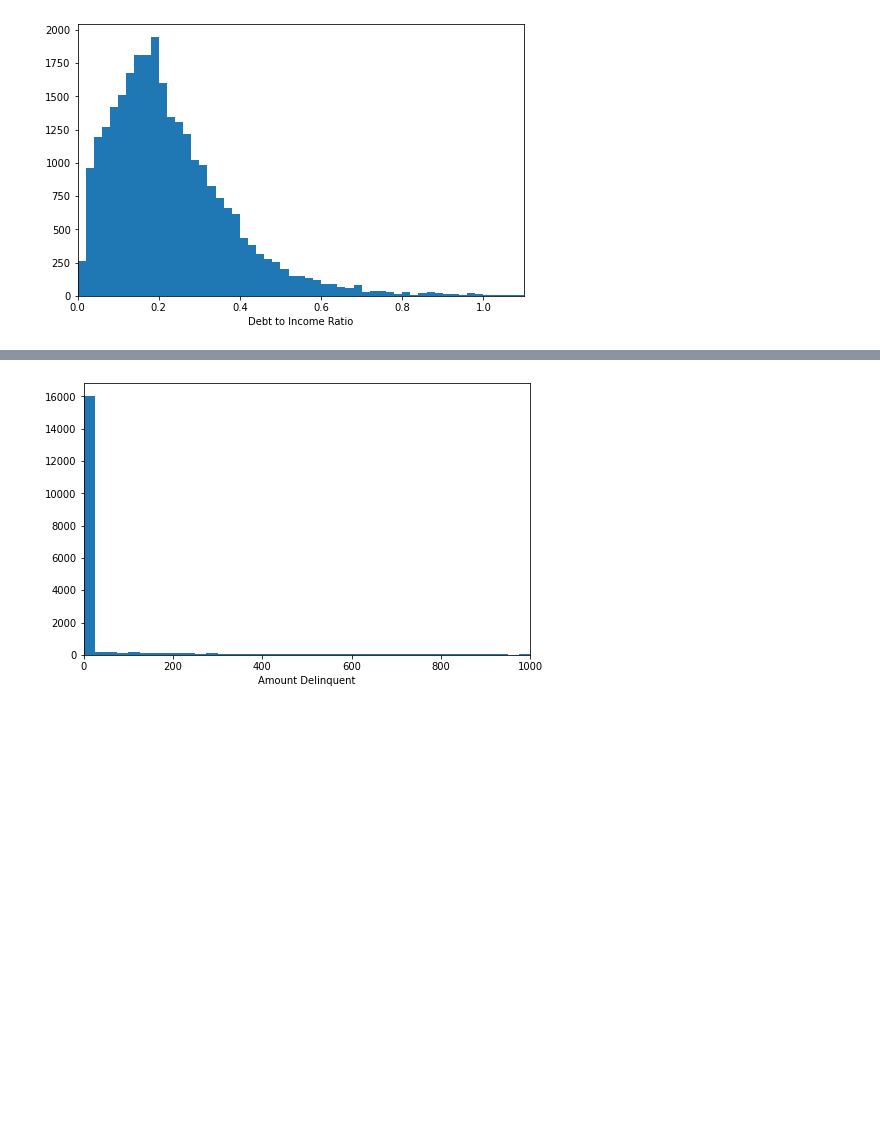
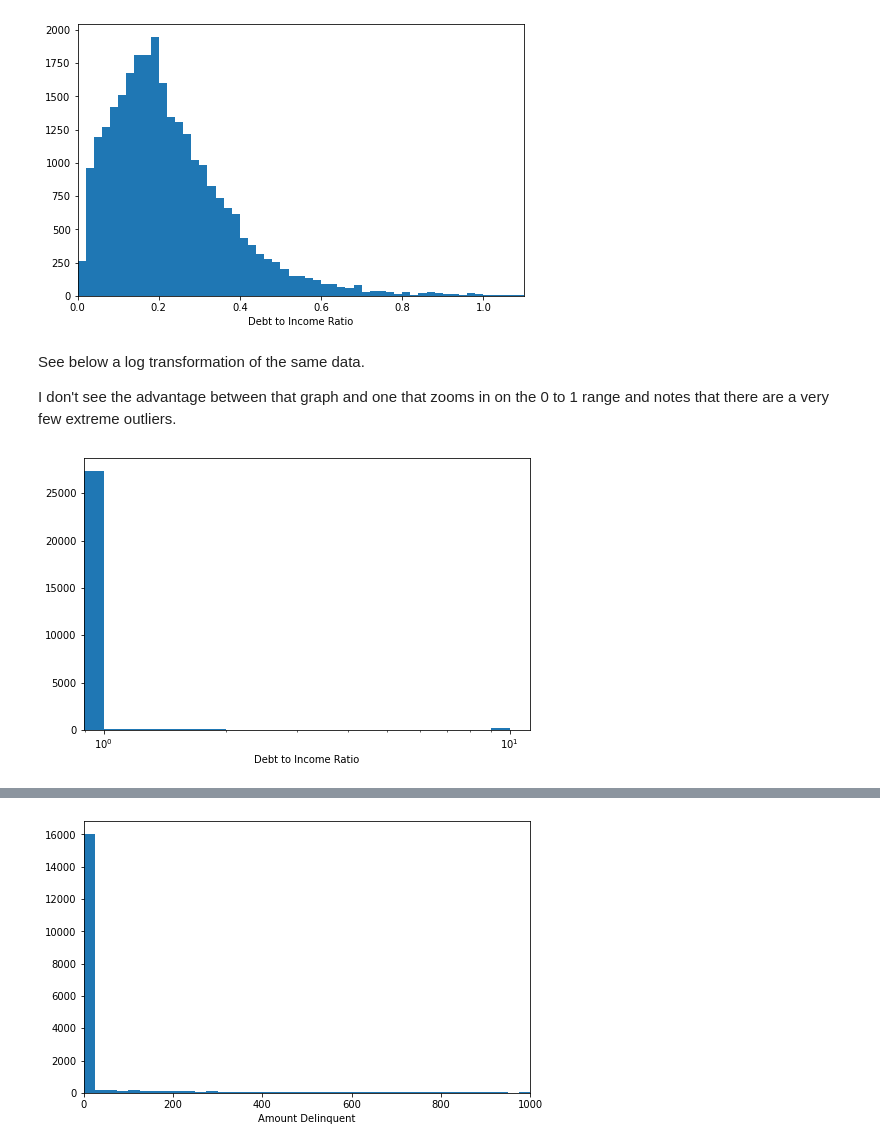
Before and after one commit to werdnamac/prosperloans, a Jupyter notebook: loan_exploration1.ipynb, the cells around one changed output, grey strips where cells are left out. Saved outputs shown, nothing was run; the diff lists cells and outputs as text; code cells hidden in the pictures; blank space fills up the shorter version.

```diff
--- a/loan_exploration1.ipynb
+++ b/loan_exploration1.ipynb
@@ -527,11 +621,3 @@ loan.groupby('IncomeRange').count()
 | Not displayed | 7741 | 7741 | 7741 | 7741 | 7741 | 7741 | 7741 | ... |
 | Not employed | 806 | 806 | 806 | 157 | 806 | 806 | 532 | ... |
 8 rows × 80 columns
-# %%
-
-plt.figure(figsize=[14, 6])
-x=sorted(list(loan['IncomeRange'].unique()))
-y=sorted(loan['IncomeRange'].value_counts(sort=True))
-plt.bar(x,y)
-plt.xlabel('Count')
-plt.ylabel('Income Ranges')
@@ -693,3 +781,29 @@ plt.xlim(0, 1.1)
 plt.show()
 # %% [output]
 [figure]
+# %% [markdown]
+See below a log transformation of the same data.
+
+I don't see the advantage between that graph and one that zooms in on the 0 to 1 range and notes that there are a very few extreme outliers.
+# %%
+def log_trans(x, inverse=False):
+    if not inverse:
+        return np.log10(x)
+    else:
+        return np.power(10,x)
+
+#binsize = .02
+#bins = 10**np.arange(0, loans_to_2008['DebtToIncomeRatio'].max()+binsize, binsize)
+
+#x_tick_locs = np.array([.1, .3, .5, .7, 1, 100, 300, 1000])
+
+plt.figure(figsize=[8, 5])
+plt.hist(data = loans_to_2008, x = 'DebtToIncomeRatio')
+plt.xlabel('Debt to Income Ratio')
+plt.xscale('log')
+#plt.xticks(x_tick_locs, x_tick_locs)
+#plt.xticks(rotation=45)
+
+plt.show()
+# %% [output]
+[figure, added]
```
Also changed, not shown: parts of 103 cells of this notebook.
